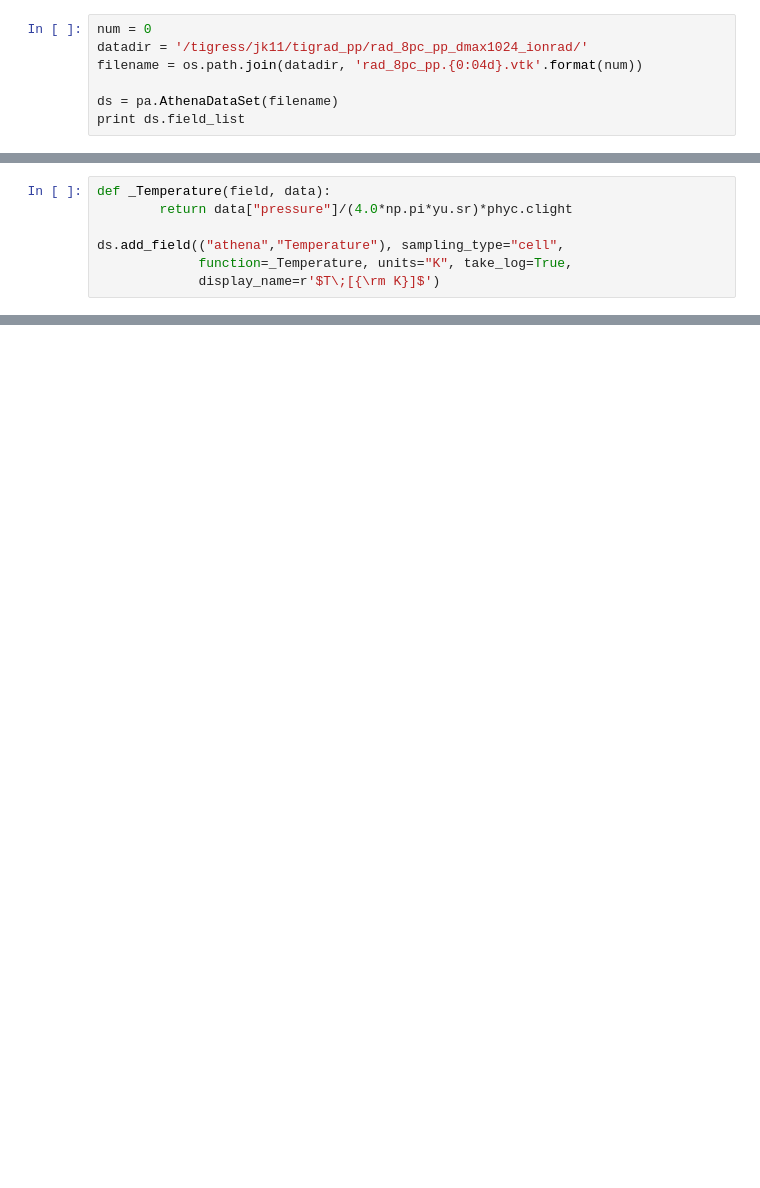
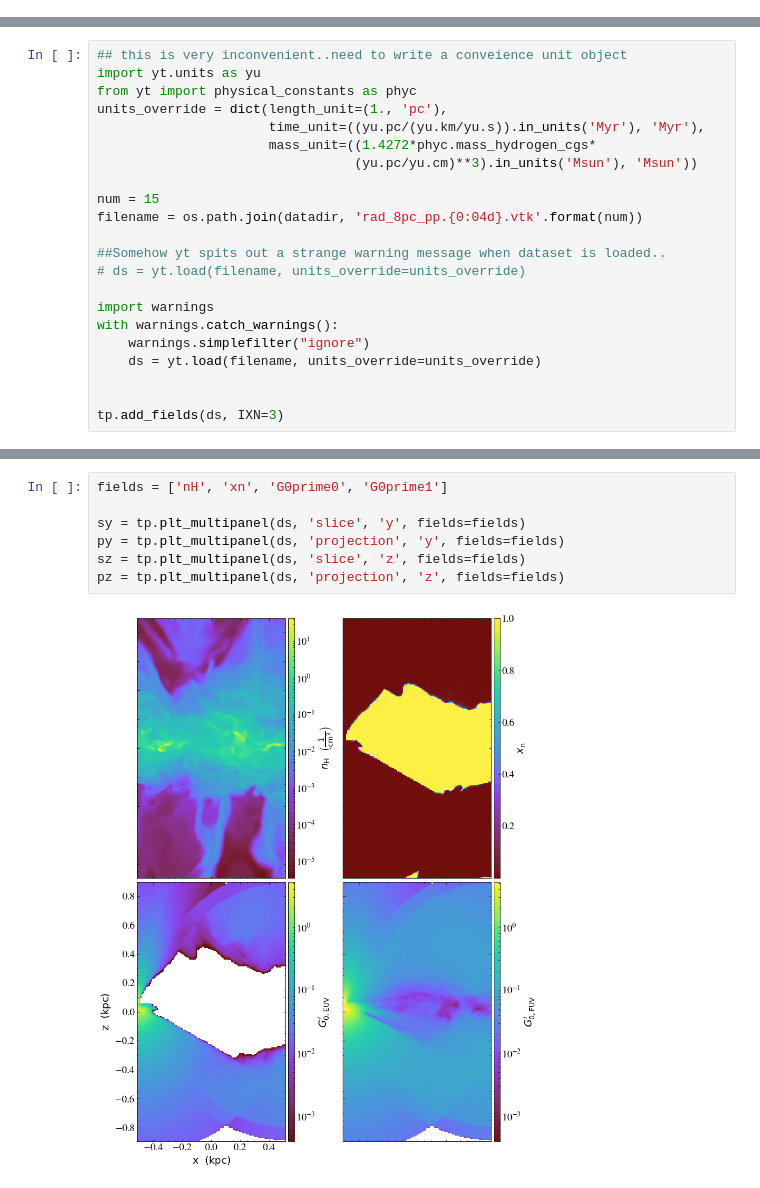
Before and after one commit to jeonggyukim/tigradpy, a Jupyter notebook: notebook/radps_postproc_tig-read-data-example.ipynb, the cells around one changed output, grey strips where cells are left out. Cells and saved outputs as stored; diff of their text form; blank space fills up the shorter version.

```diff
--- a/notebook/radps_postproc_tig-read-data-example.ipynb
+++ b/notebook/radps_postproc_tig-read-data-example.ipynb
@@ -132,7 +0,0 @@ plt.xlabel('')
-# %%
-num = 0
-datadir = '/tigress/jk11/tigrad_pp/rad_8pc_pp_dmax1024_ionrad/'
-filename = os.path.join(datadir, 'rad_8pc_pp.{0:04d}.vtk'.format(num))
-
-ds = pa.AthenaDataSet(filename)
-print ds.field_list
@@ -168,7 +0,0 @@ plt.colorbar(im)
-# %%
-def _Temperature(field, data):
-        return data["pressure"]/(4.0*np.pi*yu.sr)*phyc.clight
-
-ds.add_field(("athena","Temperature"), sampling_type="cell",
-             function=_Temperature, units="K", take_log=True,
-             display_name=r'$T\;[{\rm K}]$')
@@ -209,0 +77,22 @@ phyc.kb
+# %%
+## this is very inconvenient..need to write a conveience unit object
+import yt.units as yu
+from yt import physical_constants as phyc
+units_override = dict(length_unit=(1., 'pc'),
+                      time_unit=((yu.pc/(yu.km/yu.s)).in_units('Myr'), 'Myr'),
+                      mass_unit=((1.4272*phyc.mass_hydrogen_cgs*
+                                 (yu.pc/yu.cm)**3).in_units('Msun'), 'Msun'))
+
+num = 15
+filename = os.path.join(datadir, 'rad_8pc_pp.{0:04d}.vtk'.format(num))
+
+##Somehow yt spits out a strange warning message when dataset is loaded..
+# ds = yt.load(filename, units_override=units_override)
+
+import warnings
+with warnings.catch_warnings():
+    warnings.simplefilter("ignore")
+    ds = yt.load(filename, units_override=units_override)
+
+
+tp.add_fields(ds, IXN=3)
@@ -209,0 +298,9 @@ phyc.kb
+# %%
+fields = ['nH', 'xn', 'G0prime0', 'G0prime1']
+
+sy = tp.plt_multipanel(ds, 'slice', 'y', fields=fields)
+py = tp.plt_multipanel(ds, 'projection', 'y', fields=fields)
+sz = tp.plt_multipanel(ds, 'slice', 'z', fields=fields)
+pz = tp.plt_multipanel(ds, 'projection', 'z', fields=fields)
+# %% [output]
+[figure, added]
```
Also changed, not shown: parts of 41 cells of this notebook, 1 other file.
